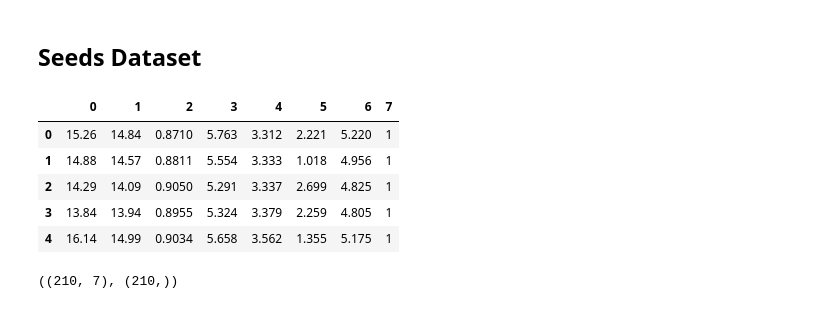
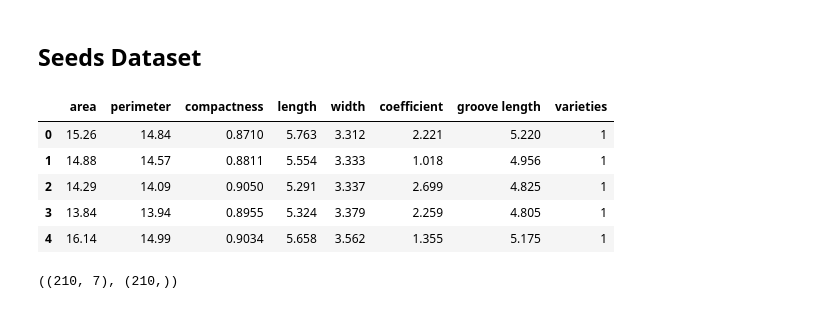
Before and after one commit to lukasz-f/data-camp, a Jupyter notebook: unsupervised learning/Seeds, KMeans, Inertias, Crosstab.ipynb, the cells around one changed output. Saved outputs shown, nothing was run; the diff lists cells and outputs as text; code cells hidden in the pictures.

```diff
--- a/unsupervised learning/Seeds, KMeans, Inertias, Crosstab.ipynb
+++ b/unsupervised learning/Seeds, KMeans, Inertias, Crosstab.ipynb
@@ -5,18 +5,18 @@ import matplotlib.pyplot as plt
 # %% [markdown]
 ## Seeds Dataset
 # %%
-# Load seeds
+# Load seeds from https://archive.ics.uci.edu/ml/datasets/seeds
+columns = ['area', 'perimeter', 'compactness', 'length', 'width', 'coefficient', 'groove length', 'varieties']
 seeds = pd.read_csv('https://archive.ics.uci.edu/ml/machine-learning-databases/00236/seeds_dataset.txt',
-                    header=None, delim_whitespace=True)
+                    header=None, delim_whitespace=True, names=columns)
+seeds.head()
+# %% [output]
+|  | area | perimeter | compactness | length | width | coefficient | groove length | varieties |
+| 0 | 15.26 | 14.84 | 0.8710 | 5.763 | 3.312 | 2.221 | 5.220 | 1 |
+| 1 | 14.88 | 14.57 | 0.8811 | 5.554 | 3.333 | 1.018 | 4.956 | 1 |
+| 2 | 14.29 | 14.09 | 0.9050 | 5.291 | 3.337 | 2.699 | 4.825 | 1 |
+| 3 | 13.84 | 13.94 | 0.8955 | 5.324 | 3.379 | 2.259 | 4.805 | 1 |
+| 4 | 16.14 | 14.99 | 0.9034 | 5.658 | 3.562 | 1.355 | 5.175 | 1 |
-# %%
-seeds.head()
-# %% [output]
-|  | 0 | 1 | 2 | 3 | 4 | 5 | 6 | 7 |
-| 0 | 15.26 | 14.84 | 0.8710 | 5.763 | 3.312 | 2.221 | 5.220 | 1 |
-| 1 | 14.88 | 14.57 | 0.8811 | 5.554 | 3.333 | 1.018 | 4.956 | 1 |
-| 2 | 14.29 | 14.09 | 0.9050 | 5.291 | 3.337 | 2.699 | 4.825 | 1 |
-| 3 | 13.84 | 13.94 | 0.8955 | 5.324 | 3.379 | 2.259 | 4.805 | 1 |
-| 4 | 16.14 | 14.99 | 0.9034 | 5.658 | 3.562 | 1.355 | 5.175 | 1 |
 # %%
 # DataFrame to NumPy Array
 samples = seeds.iloc[:, :-1].values
```
Also changed, not shown: parts of 1 cell of this notebook, 3 other files.
